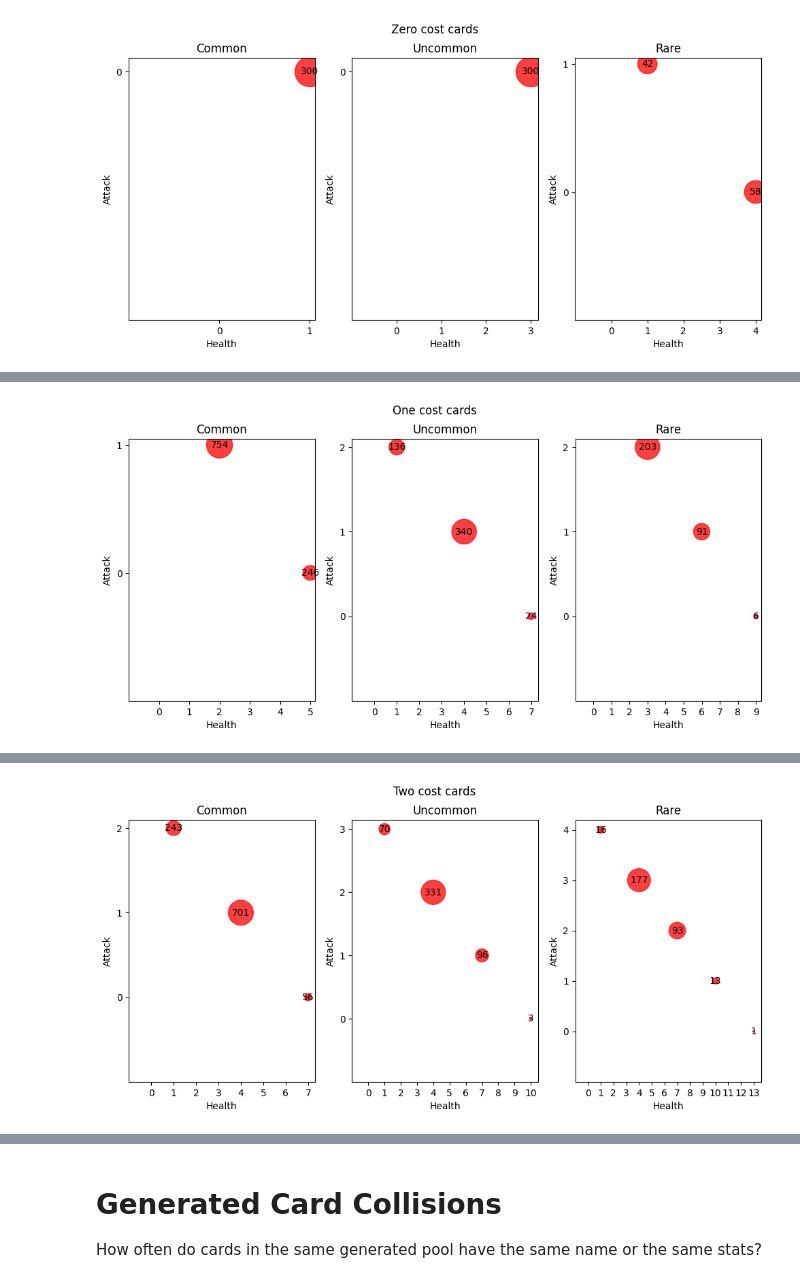
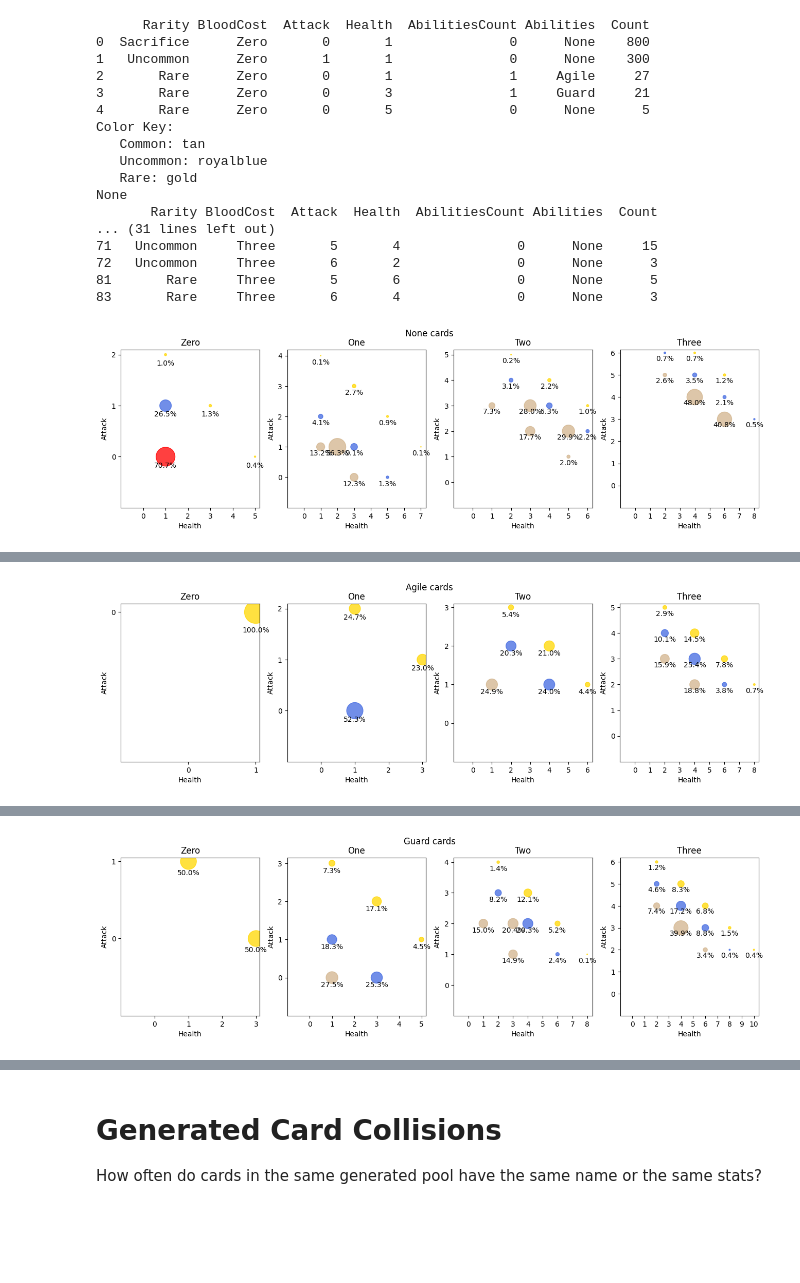
Before and after one commit to goodsky/godot-card-game, a Jupyter notebook: card-game/scripts/analyze_card_pool.ipynb, the cells around one changed output, grey strips where cells are left out. Drawn from its saved outputs; the diff is of its cells as text; code cells hidden in the pictures; blank space fills up the shorter version.

Commit message:
Support analysis of cards with abilities

```diff
--- a/card-game/scripts/analyze_card_pool.ipynb
+++ b/card-game/scripts/analyze_card_pool.ipynb
@@ -12,31 +71,60 @@ NAME_HIST_PATH = os.path.join(CARD_FACTORY_DATA_DIR, 'CardPoolAnalysis_NameHist.
 # %%
-def plot_scatter_with_bubbles(axs, x, y, amount, title):
-    axs.scatter(df['X'], df['Y'], s=df['Bubble_Count'], alpha=0.5, color='blue')
+df = pd.read_csv(TOTAL_CARD_INFO_PATH, skipinitialspace=True, keep_default_na=False)
 
-df = pd.read_csv(TOTAL_CARD_INFO_PATH, skipinitialspace=True)
-for cost in ['Zero', 'One', 'Two', 'Three']:
-    df_cost = df[df['BloodCost'] == cost]
-    fig, axs = plt.subplots(1, 3, figsize=(12, 5))
+color_map = { 'Common': 'tan', 'Uncommon': 'royalblue', 'Rare': 'gold' }
+print('Color Key:')
+for key, value in color_map.items():
+    print(f"   {key}: {value}")
 
-    for i, rarity in enumerate(['Common', 'Uncommon', 'Rare']):
-        df_cost_rarity = df_cost[df_cost['Rarity'] == rarity]
-        x = df_cost_rarity['Health']
-        y = df_cost_rarity['Attack']
-        count = df_cost_rarity['Count']
+for ability in df['Abilities'].unique():
+    df_ability = df[df['Abilities'] == ability]
+    fig, axs = plt.subplots(1, 4, figsize=(16, 4))
+
+    for i, cost in enumerate(['Zero', 'One', 'Two', 'Three']):
+        df_cost_ability = df_ability[df_ability['BloodCost'] == cost]
+        if (df_cost_ability.empty):
+            continue # some combinations may have no cards
+
+        x = df_cost_ability['Health']
+        y = df_cost_ability['Attack']
+
+        rarities = df_cost_ability['Rarity']
+        bubble_colors = rarities.apply(lambda x: color_map.get(x, 'red'))
+
+        count = df_cost_ability['Count']
         total_count = count.sum()
-        normalized_count = count / total_count * 1000.0
+        normalized_count = count / total_count * 100.0
+        normalized_size = count / total_count * 1000.0
 
-        axs[i].scatter(x, y, s=normalized_count, alpha=0.75, color='red')
-        for j in range(len(df_cost_rarity)):
-            axs[i].text(x.iloc[j], y.iloc[j], str(count.iloc[j]), ha='center', va='center', fontsize=10)
-        axs[i].set_title(rarity)
+        axs[i].scatter(x, y, s=normalized_size, alpha=0.75, color=bubble_colors)
+        for j in range(len(df_cost_ability)):
+            # axs[i].text(x.iloc[j], y.iloc[j] + 0.1, f"{count.iloc[j]}", ha='center', va='bottom', fontsize=10)
+            axs[i].text(x.iloc[j], y.iloc[j] - 0.1, f"{round(normalized_count.iloc[j], 1)}%", ha='center', va='top', fontsize=10)
+        axs[i].set_title(cost)
         axs[i].set_xlabel('Health')
         axs[i].set_ylabel('Attack')
         axs[i].set_xlim(left = -1)
         axs[i].set_xticks(range(0, x.max() + 1))
         axs[i].set_ylim(bottom = -1)
         axs[i].set_yticks(range(0, y.max() + 1))
-    plt.suptitle(f"{cost} cost cards")
+    plt.suptitle(f"{ability} cards")
     plt.show()
 # %% [output]
+      Rarity BloodCost  Attack  Health  AbilitiesCount Abilities  Count
+0  Sacrifice      Zero       0       1               0      None    800
+1   Uncommon      Zero       1       1               0      None    300
+2       Rare      Zero       0       1               1     Agile     27
+3       Rare      Zero       0       3               1     Guard     21
+4       Rare      Zero       0       5               0      None      5
+Color Key:
+   Common: tan
+   Uncommon: royalblue
+   Rare: gold
+None
+       Rarity BloodCost  Attack  Health  AbilitiesCount Abilities  Count
+... (31 lines left out)
+71   Uncommon     Three       5       4               0      None     15
+72   Uncommon     Three       6       2               0      None      3
+81       Rare     Three       5       6               0      None      5
+83       Rare     Three       6       4               0      None      3
-[figure, old version]
+[figure, new version]
@@ -43 +148 @@ for cost in ['Zero', 'One', 'Two', 'Three']:
-[figure, old version]
+[figure, new version]
@@ -44 +166 @@ for cost in ['Zero', 'One', 'Two', 'Three']:
-[figure, old version]
+[figure, new version]
```
Also changed, not shown: parts of 3 cells of this notebook, 5 other files.
